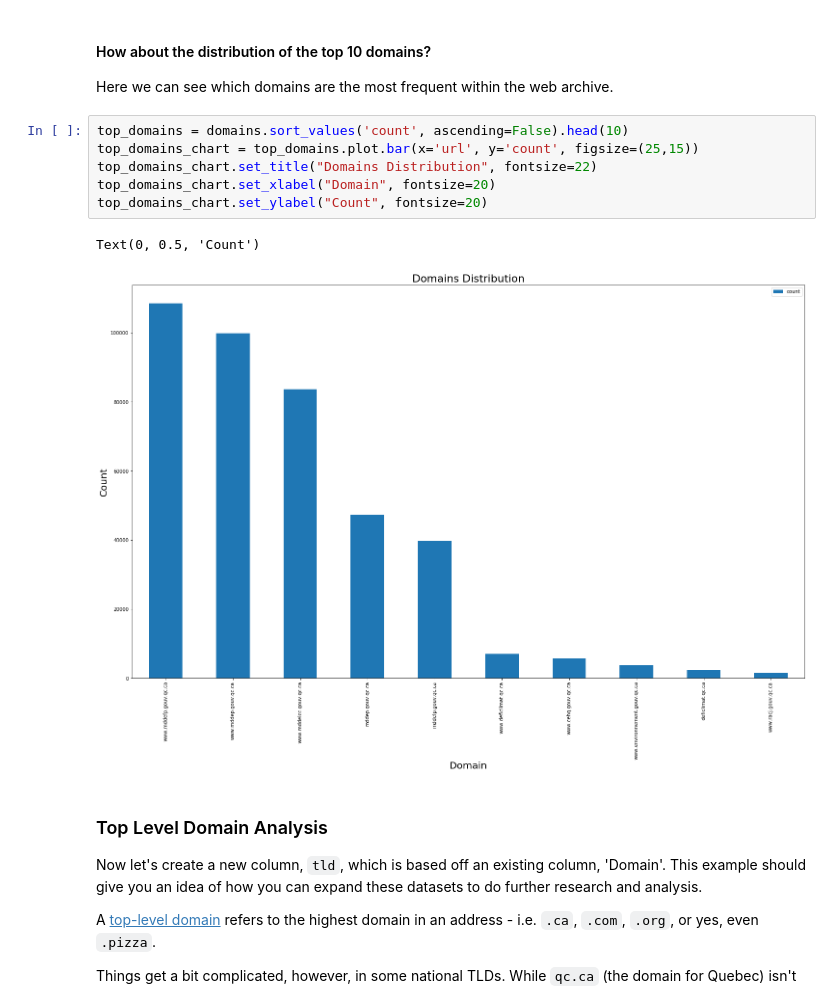
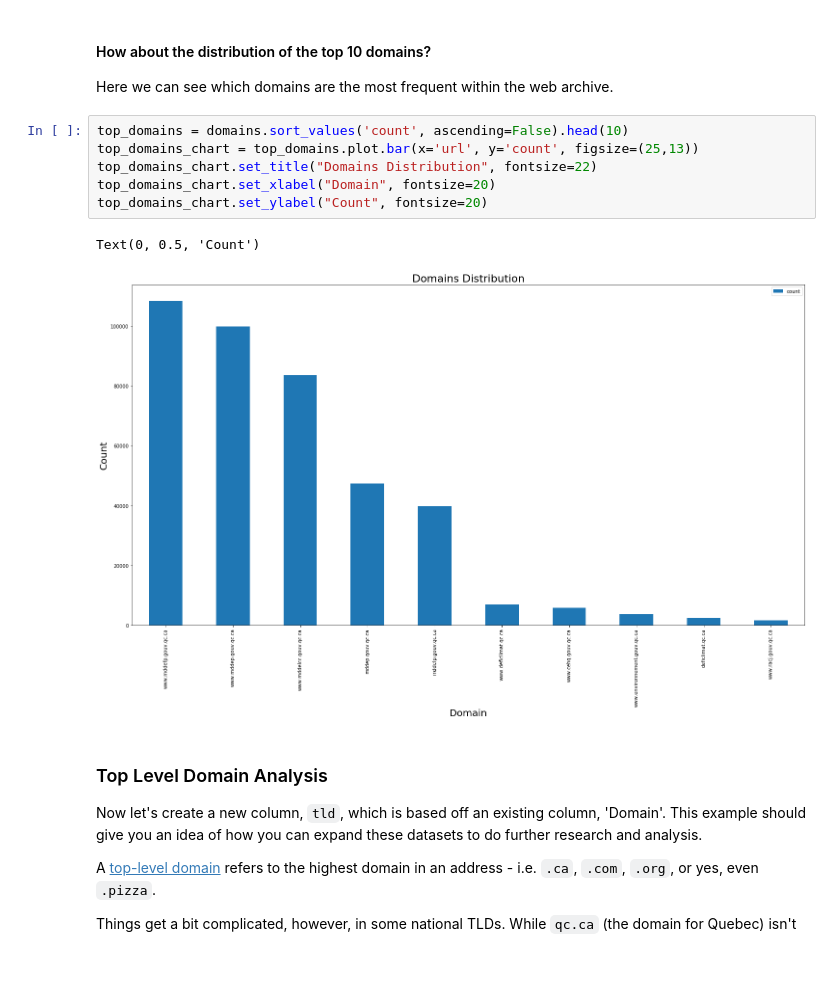
Before and after one commit to archivesunleashed/notebooks, a Jupyter notebook: parquet_pandas_example.ipynb, the cells around one changed output. Drawn from its saved outputs; the diff is of its cells as text; blank space fills up the shorter version.

Commit message:
Update plot sizes, fix DOI for dataset, and remove cruft.

```diff
--- a/parquet_pandas_example.ipynb
+++ b/parquet_pandas_example.ipynb
@@ -344,13 +344,13 @@ Text(0, 0.5, 'Count')
 Here we can see which domains are the most frequent within the web archive.
 # %%
 top_domains = domains.sort_values('count', ascending=False).head(10)
-top_domains_chart = top_domains.plot.bar(x='url', y='count', figsize=(25,15))
+top_domains_chart = top_domains.plot.bar(x='url', y='count', figsize=(25,13))
 top_domains_chart.set_title("Domains Distribution", fontsize=22)
 top_domains_chart.set_xlabel("Domain", fontsize=20)
 top_domains_chart.set_ylabel("Count", fontsize=20)
 # %% [output]
 Text(0, 0.5, 'Count')
-[figure, old version]
+[figure, new version]
 # %% [markdown]
 ### Top Level Domain Analysis
 Now let's create a new column, `tld`, which is based off an existing column, 'Domain'. This example should give you an idea of how you can expand these datasets to do further research and analysis.
```
Also changed, not shown: parts of 5 cells of this notebook.
